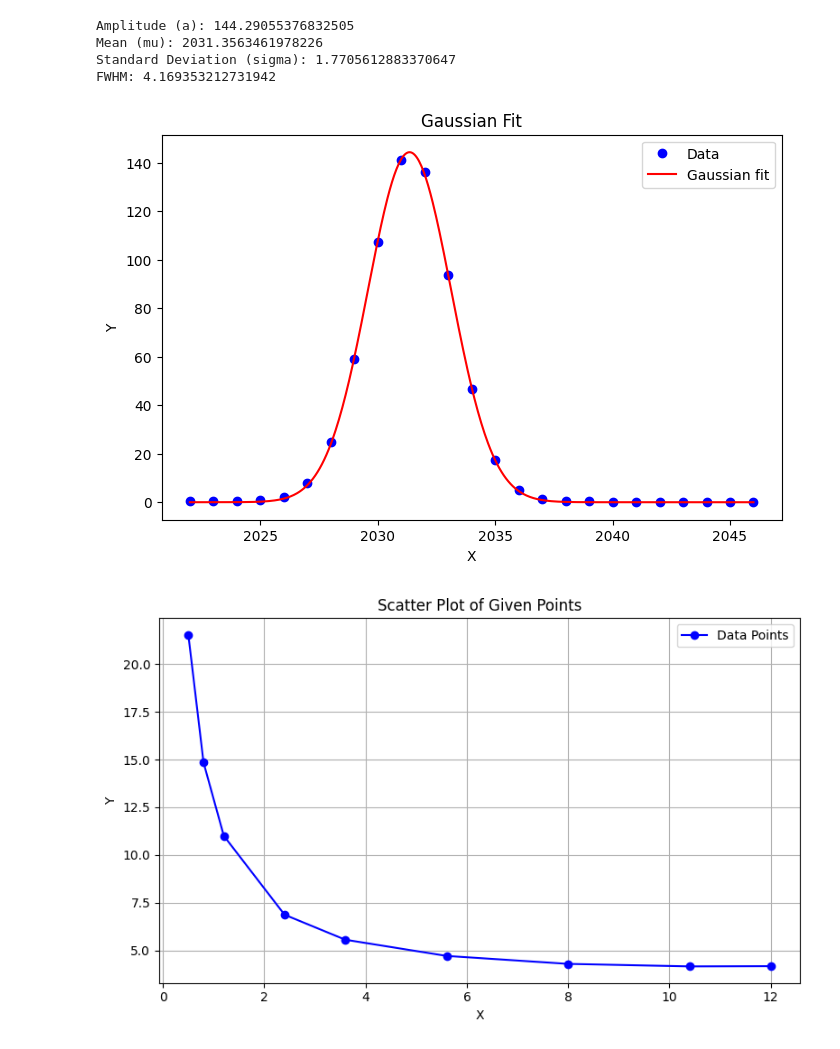
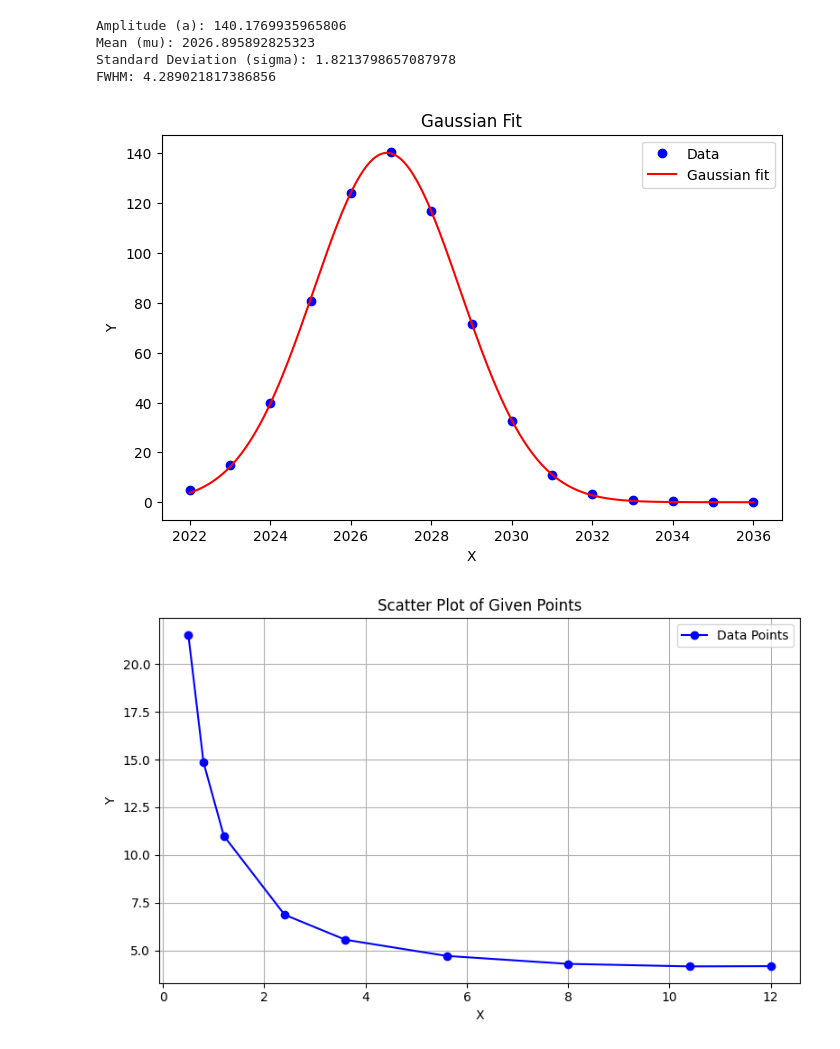
Before and after one commit to kearb-stomp/AdvLabs, a Jupyter notebook: Lab 2/Task 1 Graphs and Calcs.ipynb, the cells around one changed output. Saved outputs shown, nothing was run; the diff lists cells and outputs as text; code cells hidden in the pictures.

```diff
--- a/Lab 2/Task 1 Graphs and Calcs.ipynb
+++ b/Lab 2/Task 1 Graphs and Calcs.ipynb
@@ -11,6 +10,5 @@ Mounted at /content/drive
 # %%
-file_path = "/content/drive/My Drive/Colab Notebooks/Advanced Labs/Lab 9/Lab 9 - Gamma spectroscopy/Lab 9 task 1 - Sheet1.csv"
+#Read data
+
+file_path = r"Data\Task 1\Lab 9 task 1 - Sheet1.csv"
 df = pd.read_csv(file_path)
-# %%
-def gaussian(x, a, mu, sigma):
-    return a * np.exp(-(x - mu)**2 / (2 * sigma**2))
@@ -22,33 +15,60 @@ y_data = df.iloc[2020:2045,9].values/180
+# %%
+# #Slice the data for each setting
+# The data points used for the calculations are:
+# 0.5 uS      2120-2220
+# 0.8 uS      2100-2175
+# 1.2 uS      2070-2130
+# 2.4 uS      2050-2090
+# 3.6 uS      2040-2075
+# 5.6 uS      2035-206
+# 8.0 uS      2020-2035
+# 10.4 uS     2010-2030
+# 12.0 uS     2020-2045
+
+x_data = df.iloc[2020:2035,0].values
+y_data = df.iloc[2020:2035,7].values/180
 # %%
-popt, pcov = curve_fit(gaussian, x_data, y_data, p0=[max(y_data), np.mean(x_data), np.std(x_data)])
+#Best fit curve
+
+popt, pcov = curve_fit(utils.gaussian, x_data, y_data, p0=[max(y_data), np.mean(x_data), np.std(x_data)])
 # popt contains the best-fit parameters: [amplitude, mean, std_dev]
 
 a, mu, sigma = popt
 # %%
+#Print values for best fit
+
 print("Amplitude (a):", a)
 print("Mean (mu):", mu)
 print("Standard Deviation (sigma):", sigma)
 FWHM = 2 * np.sqrt(2 * np.log(2)) * sigma
 print("FWHM:", FWHM)
 # %% [output]
-Amplitude (a): 144.29055376832505
-Mean (mu): 2031.3563461978226
-Standard Deviation (sigma): 1.7705612883370647
-FWHM: 4.169353212731942
+Amplitude (a): 140.1769935965806
+Mean (mu): 2026.895892825323
+Standard Deviation (sigma): 1.8213798657087978
+FWHM: 4.289021817386856
 # %%
+import os
+#Create plots for data points and best fit line
+
+# Ensure the directory exists
+output_dir = "Plots/Task 1"
+os.makedirs(output_dir, exist_ok=True)  # Create the directory if it doesn't exist
+
 x_fit = np.linspace(min(x_data), max(x_data), 500)
 y_fit = gaussian(x_fit, *popt)
 
 plt.figure(figsize=(8,5))
 plt.plot(x_data, y_data, 'bo', label='Data')
 plt.plot(x_fit, y_fit, 'r-', label='Gaussian fit')
 plt.legend()
 plt.xlabel('X')
 plt.ylabel('Y')
 plt.title('Gaussian Fit')
+plt.savefig(f"{output_dir}/Gaussian Fit.png", dpi=300, bbox_inches='tight', pad_inches=0.25)
 plt.show()
 # %% [output]
-[figure, old version]
+[figure, new version]
 # %%
 import matplotlib.pyplot as plt
 
```
Also changed, not shown: parts of 5 cells of this notebook, 4 other files.
